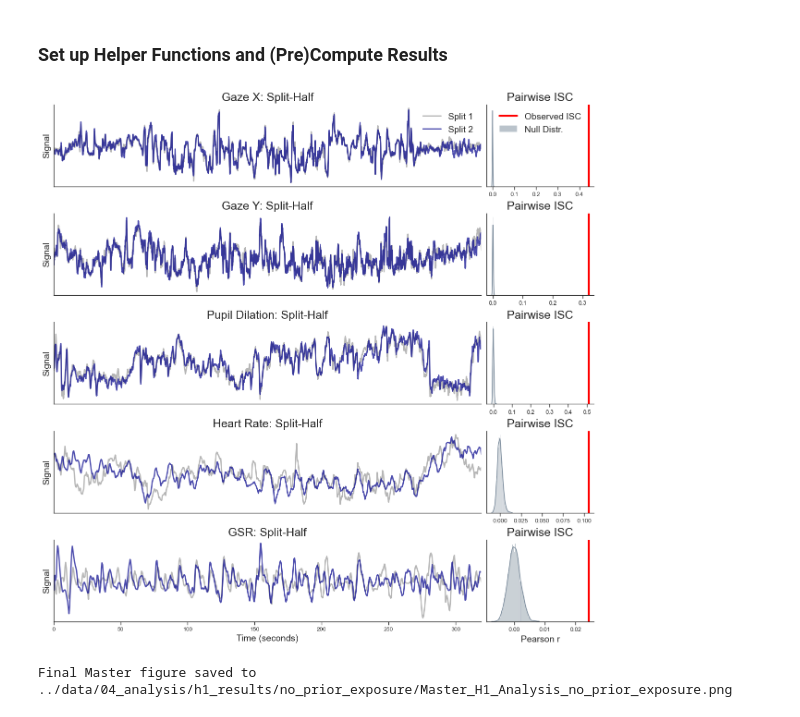
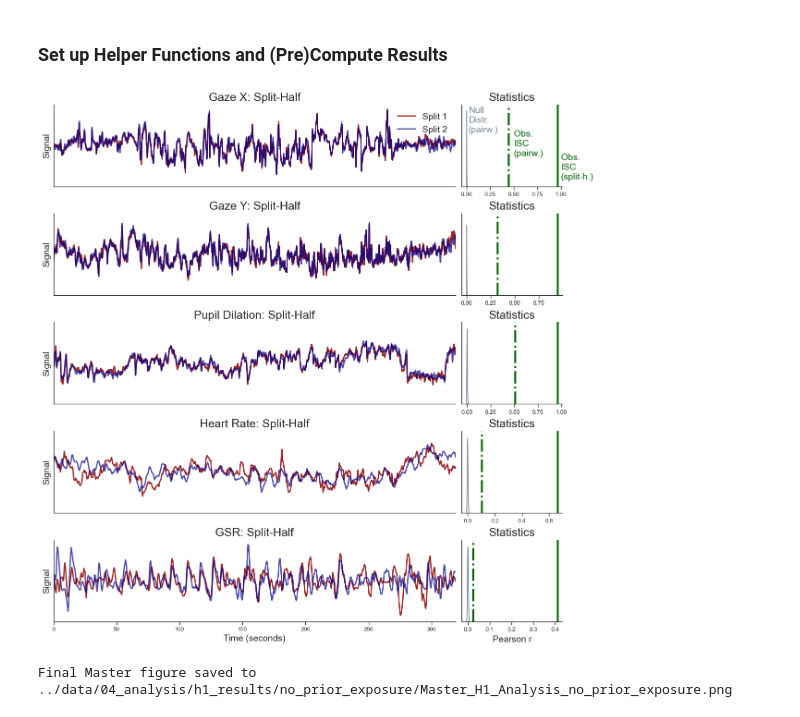
Before and after one commit to nomcomm/PC_HJ, a Jupyter notebook: scripts/03_H1_Plot_Figure2.ipynb, the cells around one changed output. Drawn from its saved outputs; the diff is of its cells as text; code cells hidden in the pictures.

```diff
--- a/scripts/03_H1_Plot_Figure2.ipynb
+++ b/scripts/03_H1_Plot_Figure2.ipynb
@@ -46,7 +46,7 @@ for i, signal in enumerate(signals):
     ax_tc = axes[i, 0]
     tc_df = pd.read_csv(os.path.join(RESULTS_DIR, f"{signal}_split_timecourse.csv"))
 
-    ax_tc.plot(tc_df['Time_Sec'], tc_df['Group_1'], color= 'darkgray', linestyle='-', lw= 2, alpha = 0.85, label='Split 1')
+    ax_tc.plot(tc_df['Time_Sec'], tc_df['Group_1'], color= 'darkred', linestyle='-', lw= 2, alpha = 0.85, label='Split 1')
     ax_tc.plot(tc_df['Time_Sec'], tc_df['Group_2'], color= 'darkblue', linestyle='-', alpha = 0.7, lw= 2, label='Split 2')
 
     # Title
@@ -55,6 +55,7 @@ for i, signal in enumerate(signals):
     # Clean Y-Axis (Remove Z-score labels)
     ax_tc.set_ylabel("Signal", fontsize=14)
     ax_tc.set_yticks([])
+    ax_tc.set_ylim([-4.5,4.5])
     ax_tc.set_xlim(tc_df['Time_Sec'].min(), tc_df['Time_Sec'].max())
 
     # Clean X-Axis (Only show on bottom row)
@@ -73,35 +74,40 @@ for i, signal in enumerate(signals):
     null_dist = np.load(os.path.join(RESULTS_DIR, f"{signal}_null_dist.npy"))
 
     sns.histplot(null_dist, kde=True, color='lightslategrey', alpha=0.5, ax=ax_null, label='Null Distr.')
-    ax_null.axvline(obs_isc, color= 'red', linestyle='-', linewidth=3, label='Observed ISC')
+    ax_null.axvline(obs_isc, color= 'darkgreen', linestyle='-.', linewidth=3, label='Obs. ISC (pairw.)')
+    ax_null.axvline(r_split, color= 'darkgreen', linestyle='-', linewidth=3, label='Obs. ISC (split-h.)')
 
     # Title
-    ax_null.set_title(f"Pairwise ISC",  fontsize=18, loc='center')
+    ax_null.set_title(f"Statistics",  fontsize=18, loc='center')
 
     # Clean Y-Axis
     ax_null.set_ylabel("")
     ax_null.set_yticks([])
 
     # KEEP X-Axis for ALL rows (because scales differ)
     ax_null.tick_params(axis='x', labelsize=9) # Make numbers slightly smaller to fit
     # We only label the axis text on the bottom to save vertical space,
     # but we keep the numbers (ticks) on all rows.
     if i == 4:
         ax_null.set_xlabel("Pearson r", fontsize=14)
     else:
         ax_null.set_xlabel("")
 
 # --- FINAL TOUCHES ---
 # Legends (First row only)
 axes[0,0].legend(loc='upper right',   fontsize=14, frameon=False)
-axes[0,1].legend(loc='upper center',  fontsize=14, frameon=False)
+#axes[0,1].legend(loc='upper right',  fontsize=14, frameon=False)
+axes[0,1].text(0.02, 230, "Null\nDistr.\n(pairw.)", fontsize=14, color='lightslategrey')
+axes[0,1].text(0.5, 130, "Obs.\nISC\n(pairw.)", fontsize=14, color = 'darkgreen')
+axes[0,1].text(1., 30, "Obs.\nISC\n(split-h.)", fontsize=14, color = 'darkgreen')
+
 
 sns.despine()
 
 plt.savefig(OUTPUT_PLOT, dpi=300)
 plt.show()
 
 print(f"Final Master figure saved to {OUTPUT_PLOT}")
 # %% [output]
-[figure, old version]
+[figure, new version]
 Final Master figure saved to ../data/04_analysis/h1_results/no_prior_exposure/Master_H1_Analysis_no_prior_exposure.png
```
Also changed, not shown: 8 other files.
